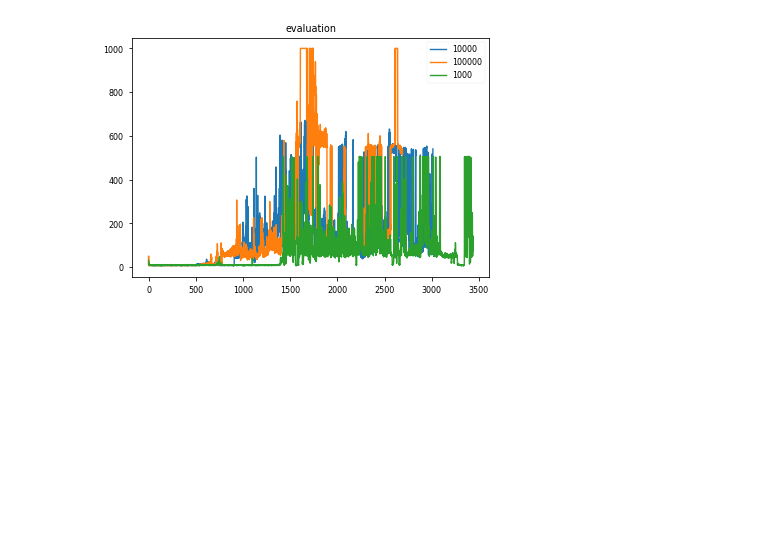
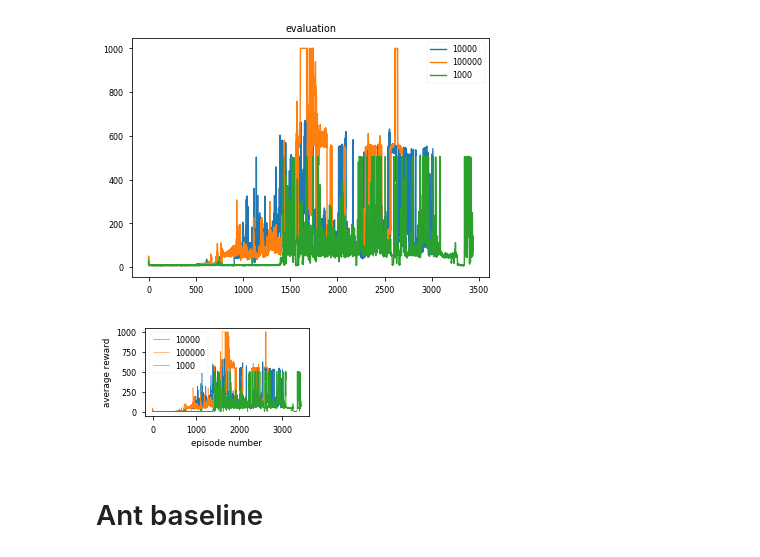
Before and after one commit to nicoring/RoBonjwa, a Jupyter notebook: notebooks/baseline-experiment-analysis.ipynb, the cells around one changed output. Cells and saved outputs as stored; diff of their text form; code cells hidden in the pictures; blank space fills up the shorter version.

Commit message:
baseline experiment results

```diff
--- a/notebooks/baseline-experiment-analysis.ipynb
+++ b/notebooks/baseline-experiment-analysis.ipynb
@@ -113,3 +136,9 @@ plot_rewards(load_rewards_mean(dir_name).items())
 # %% [output]
 [figure]
 [figure]
+# %%
+save_plot(load_rewards_mean(dir_name).items(), 'memory.pdf')
+# %% [output]
+[figure, added]
+# %% [markdown]
+# Ant baseline
```
Also changed, not shown: parts of 7 cells of this notebook.
